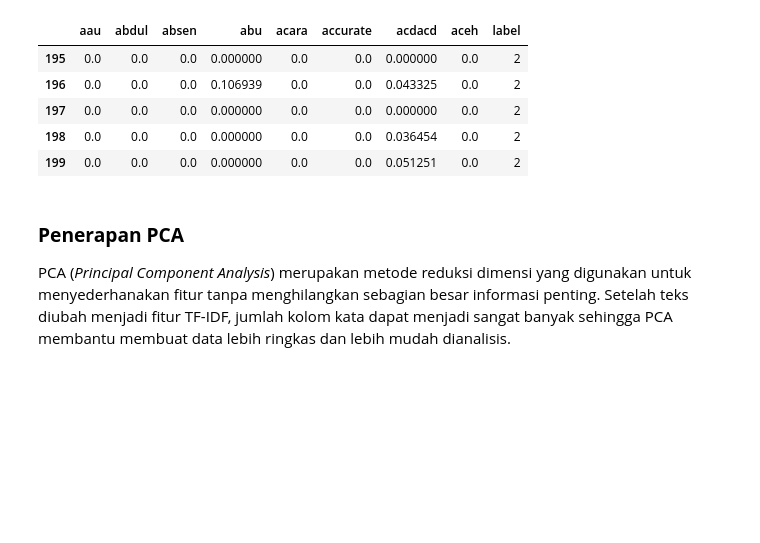
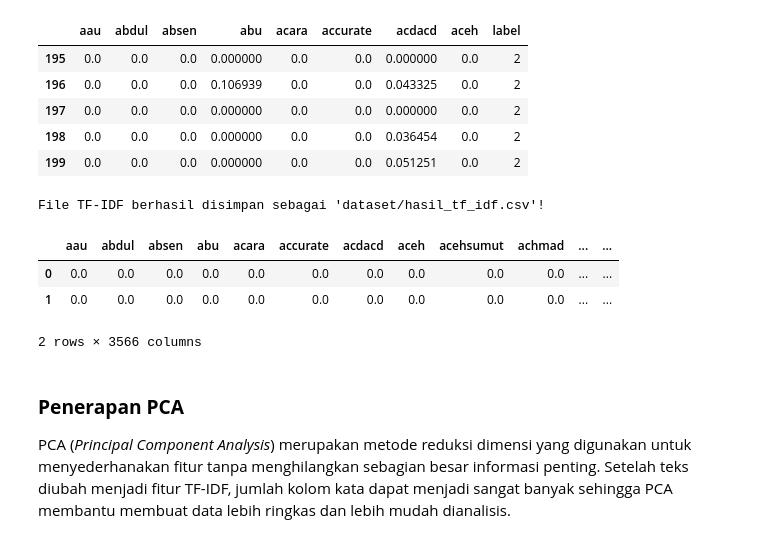
Before and after one commit to wildan2312/PPW, a Jupyter notebook: ppw-task/_build/jupyter_execute/scrapping.ipynb, the cells around one changed output. Saved outputs shown, nothing was run; the diff lists cells and outputs as text; code cells hidden in the pictures; blank space fills up the shorter version.

```diff
--- a/ppw-task/_build/jupyter_execute/scrapping.ipynb
+++ b/ppw-task/_build/jupyter_execute/scrapping.ipynb
@@ -485,6 +489,22 @@ Ukuran Dataset TF-IDF: 200 baris dokumen dan 3565 kolom kata unik (+ 1 kolom lab
 | 197 | 0.0 | 0.0 | 0.0 | 0.000000 | 0.0 | 0.0 | 0.000000 | 0.0 | 2 |
 | 198 | 0.0 | 0.0 | 0.0 | 0.000000 | 0.0 | 0.0 | 0.036454 | 0.0 | 2 |
 | 199 | 0.0 | 0.0 | 0.0 | 0.000000 | 0.0 | 0.0 | 0.051251 | 0.0 | 2 |
+# %%
+# Pastikan folder 'dataset' sudah ada, jika belum buat otomatis
+import os
+
+
+# Simpan df_tfidf yang berisi hasil TF-IDF dan label ke CSV
+df_tfidf.to_csv('dataset/hasil_tf_idf.csv', index=False, encoding='utf-8')
+
+print("File TF-IDF berhasil disimpan sebagai 'dataset/hasil_tf_idf.csv'!")
+display(df_tfidf.head(2))
+# %% [output]
+File TF-IDF berhasil disimpan sebagai 'dataset/hasil_tf_idf.csv'!
+|  | aau | abdul | absen | abu | acara | accurate | acdacd | aceh | acehsumut | achmad | ... | ... |
+| 0 | 0.0 | 0.0 | 0.0 | 0.0 | 0.0 | 0.0 | 0.0 | 0.0 | 0.0 | 0.0 | ... | ... |
+| 1 | 0.0 | 0.0 | 0.0 | 0.0 | 0.0 | 0.0 | 0.0 | 0.0 | 0.0 | 0.0 | ... | ... |
+2 rows × 3566 columns
 # %% [markdown]
 ### **Penerapan PCA**
 
```
Also changed, not shown: parts of 3 cells of this notebook, 34 other files.
